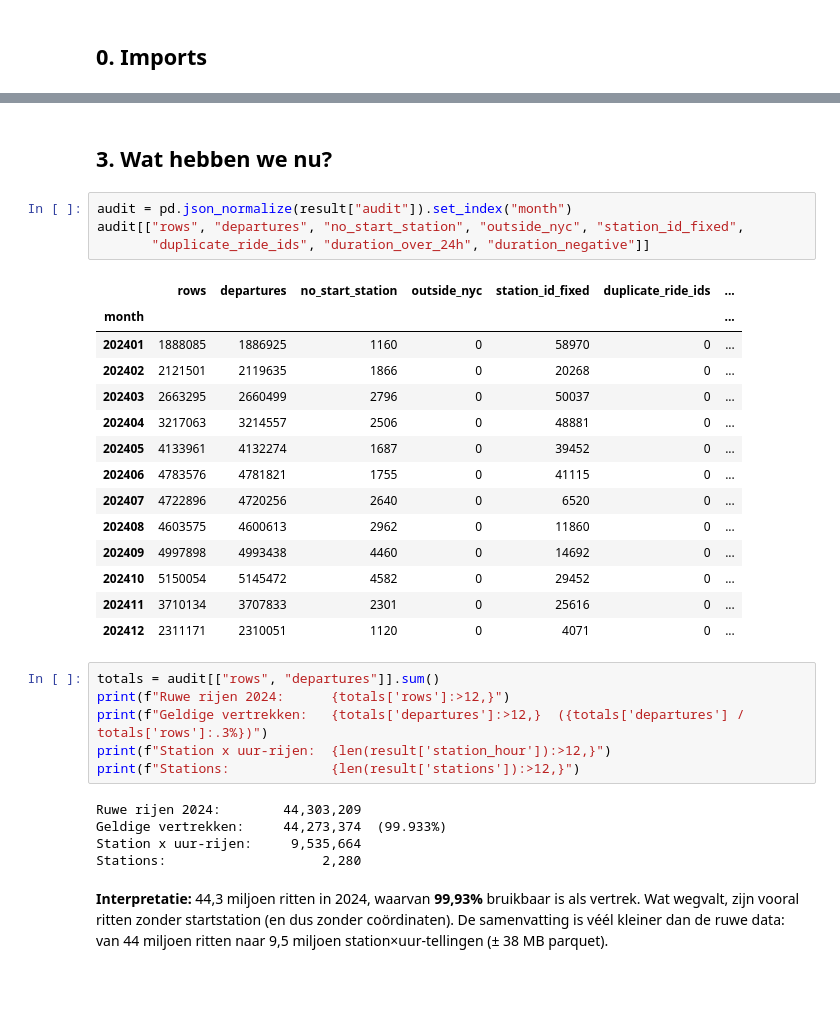
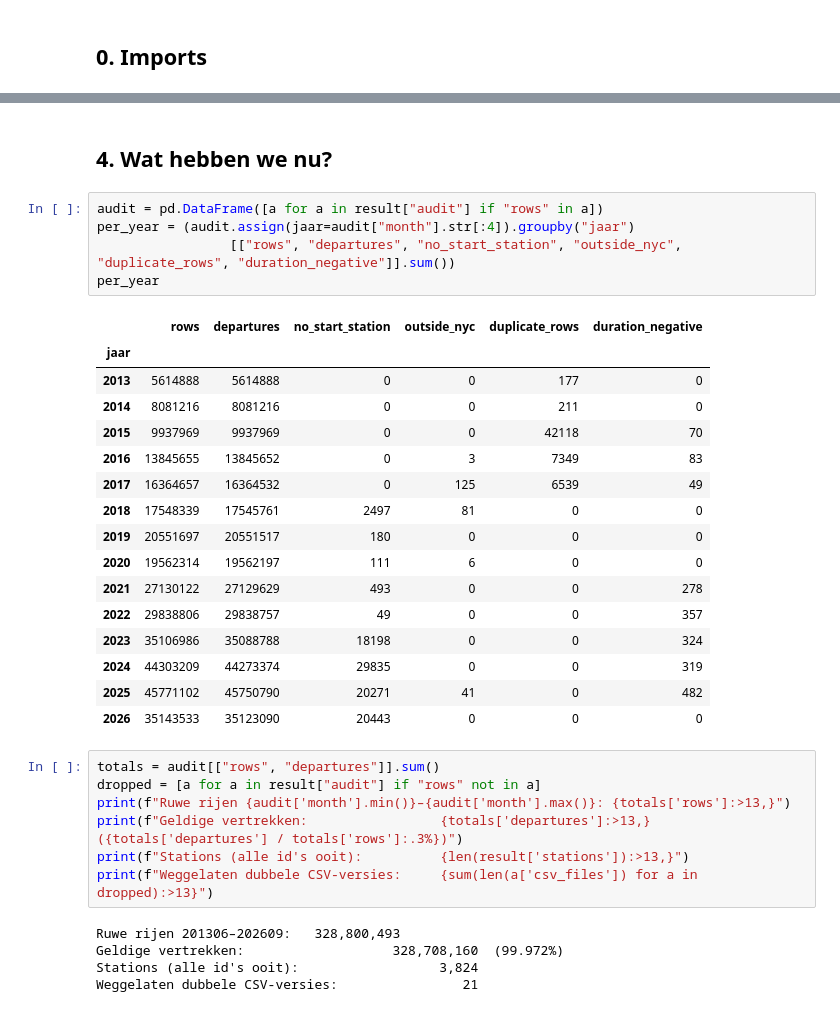
Before and after one commit to dmitcher7/CloudAI-Challenge, a Jupyter notebook: citi_bike/Kobe/01_download.ipynb, the cells around one changed output, grey strips where cells are left out. Cells and saved outputs as stored; diff of their text form; blank space fills up the shorter version.

```diff
--- a/citi_bike/Kobe/01_download.ipynb
+++ b/citi_bike/Kobe/01_download.ipynb
@@ -105,34 +139,36 @@ result = cb.aggregate_all()
 # %% [markdown]
-## 3. Wat hebben we nu?
+## 4. Wat hebben we nu?
-# %%
-audit = pd.json_normalize(result["audit"]).set_index("month")
-audit[["rows", "departures", "no_start_station", "outside_nyc", "station_id_fixed",
-       "duplicate_ride_ids", "duration_over_24h", "duration_negative"]]
-# %% [output]
-|  | rows | departures | no_start_station | outside_nyc | station_id_fixed | duplicate_ride_ids | ... |
-| month |  |  |  |  |  |  | ... |
-| 202401 | 1888085 | 1886925 | 1160 | 0 | 58970 | 0 | ... |
-| 202402 | 2121501 | 2119635 | 1866 | 0 | 20268 | 0 | ... |
-| 202403 | 2663295 | 2660499 | 2796 | 0 | 50037 | 0 | ... |
-| 202404 | 3217063 | 3214557 | 2506 | 0 | 48881 | 0 | ... |
-| 202405 | 4133961 | 4132274 | 1687 | 0 | 39452 | 0 | ... |
-| 202406 | 4783576 | 4781821 | 1755 | 0 | 41115 | 0 | ... |
-| 202407 | 4722896 | 4720256 | 2640 | 0 | 6520 | 0 | ... |
-| 202408 | 4603575 | 4600613 | 2962 | 0 | 11860 | 0 | ... |
-| 202409 | 4997898 | 4993438 | 4460 | 0 | 14692 | 0 | ... |
-| 202410 | 5150054 | 5145472 | 4582 | 0 | 29452 | 0 | ... |
-| 202411 | 3710134 | 3707833 | 2301 | 0 | 25616 | 0 | ... |
-| 202412 | 2311171 | 2310051 | 1120 | 0 | 4071 | 0 | ... |
+# %%
+audit = pd.DataFrame([a for a in result["audit"] if "rows" in a])
+per_year = (audit.assign(jaar=audit["month"].str[:4]).groupby("jaar")
+                 [["rows", "departures", "no_start_station", "outside_nyc", "duplicate_rows", "duration_negative"]].sum())
+per_year
+# %% [output]
+|  | rows | departures | no_start_station | outside_nyc | duplicate_rows | duration_negative |
+| jaar |  |  |  |  |  |  |
+| 2013 | 5614888 | 5614888 | 0 | 0 | 177 | 0 |
+| 2014 | 8081216 | 8081216 | 0 | 0 | 211 | 0 |
+| 2015 | 9937969 | 9937969 | 0 | 0 | 42118 | 70 |
+| 2016 | 13845655 | 13845652 | 0 | 3 | 7349 | 83 |
+| 2017 | 16364657 | 16364532 | 0 | 125 | 6539 | 49 |
+| 2018 | 17548339 | 17545761 | 2497 | 81 | 0 | 0 |
+| 2019 | 20551697 | 20551517 | 180 | 0 | 0 | 0 |
+| 2020 | 19562314 | 19562197 | 111 | 6 | 0 | 0 |
+| 2021 | 27130122 | 27129629 | 493 | 0 | 0 | 278 |
+| 2022 | 29838806 | 29838757 | 49 | 0 | 0 | 357 |
+| 2023 | 35106986 | 35088788 | 18198 | 0 | 0 | 324 |
+| 2024 | 44303209 | 44273374 | 29835 | 0 | 0 | 319 |
+| 2025 | 45771102 | 45750790 | 20271 | 41 | 0 | 482 |
+| 2026 | 35143533 | 35123090 | 20443 | 0 | 0 | 0 |
 # %%
 totals = audit[["rows", "departures"]].sum()
-print(f"Ruwe rijen 2024:      {totals['rows']:>12,}")
-print(f"Geldige vertrekken:   {totals['departures']:>12,}  ({totals['departures'] / totals['rows']:.3%})")
-print(f"Station x uur-rijen:  {len(result['station_hour']):>12,}")
-print(f"Stations:             {len(result['stations']):>12,}")
+dropped = [a for a in result["audit"] if "rows" not in a]
+print(f"Ruwe rijen {audit['month'].min()}–{audit['month'].max()}: {totals['rows']:>13,}")
+print(f"Geldige vertrekken:                 {totals['departures']:>13,}  ({totals['departures'] / totals['rows']:.3%})")
+print(f"Stations (alle id's ooit):          {len(result['stations']):>13,}")
+print(f"Weggelaten dubbele CSV-versies:     {sum(len(a['csv_files']) for a in dropped):>13}")
 # %% [output]
-Ruwe rijen 2024:        44,303,209
-Geldige vertrekken:     44,273,374  (99.933%)
-Station x uur-rijen:     9,535,664
-Stations:                    2,280
+Ruwe rijen 201306–202609:   328,800,493
+Geldige vertrekken:                   328,708,160  (99.972%)
+Stations (alle id's ooit):                  3,824
+Weggelaten dubbele CSV-versies:                21
-# %% [markdown]
-**Interpretatie:** 44,3 miljoen ritten in 2024, waarvan **99,93%** bruikbaar is als vertrek. Wat wegvalt, zijn vooral ritten zonder startstation (en dus zonder coördinaten). De samenvatting is véél kleiner dan de ruwe data: van 44 miljoen ritten naar 9,5 miljoen station×uur-tellingen (± 38 MB parquet).
```
Also changed, not shown: parts of 20 cells of this notebook, 56 other files.
